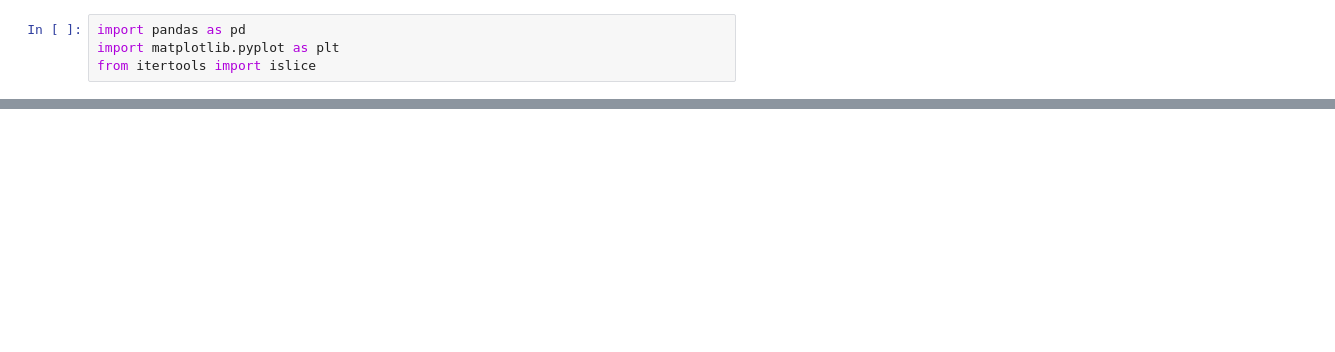
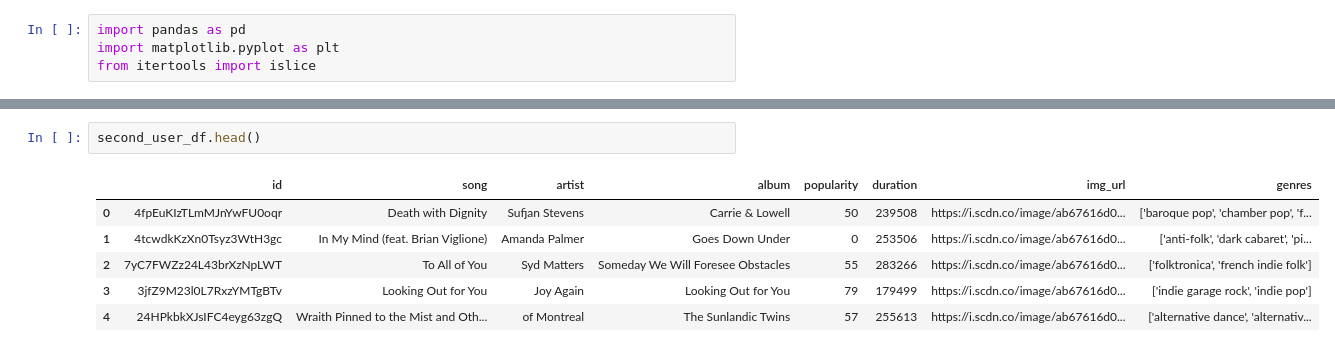
Before and after one commit to vutruong99/Spot1ny, a Jupyter notebook: Spot1ny.ipynb, the cells around one changed output, grey strips where cells are left out. Cells and saved outputs as stored; diff of their text form; blank space fills up the shorter version.

```diff
--- a/Spot1ny.ipynb
+++ b/Spot1ny.ipynb
@@ -31,3 +36,12 @@ first_user_df.head()
+# %%
+second_user_df.head()
+# %% [output]
+|  | id | song | artist | album | popularity | duration | img_url | genres |
+| 0 | 4fpEuKIzTLmMJnYwFU0oqr | Death with Dignity | Sufjan Stevens | Carrie & Lowell | 50 | 239508 | https://i.scdn.co/image/ab67616d0... | ['baroque pop', 'chamber pop', 'f... |
+| 1 | 4tcwdkKzXn0Tsyz3WtH3gc | In My Mind (feat. Brian Viglione) | Amanda Palmer | Goes Down Under | 0 | 253506 | https://i.scdn.co/image/ab67616d0... | ['anti-folk', 'dark cabaret', 'pi... |
+| 2 | 7yC7FWZz24L43brXzNpLWT | To All of You | Syd Matters | Someday We Will Foresee Obstacles | 55 | 283266 | https://i.scdn.co/image/ab67616d0... | ['folktronica', 'french indie folk'] |
+| 3 | 3jfZ9M23l0L7RxzYMTgBTv | Looking Out for You | Joy Again | Looking Out for You | 79 | 179499 | https://i.scdn.co/image/ab67616d0... | ['indie garage rock', 'indie pop'] |
+| 4 | 24HPkbkXJsIFC4eyg63zgQ | Wraith Pinned to the Mist and Oth... | of Montreal | The Sunlandic Twins | 57 | 255613 | https://i.scdn.co/image/ab67616d0... | ['alternative dance', 'alternativ... |
 # %%
 first_user_df["artist"].value_counts()
 
```
Also changed, not shown: parts of 11 cells of this notebook, 2 other files.
